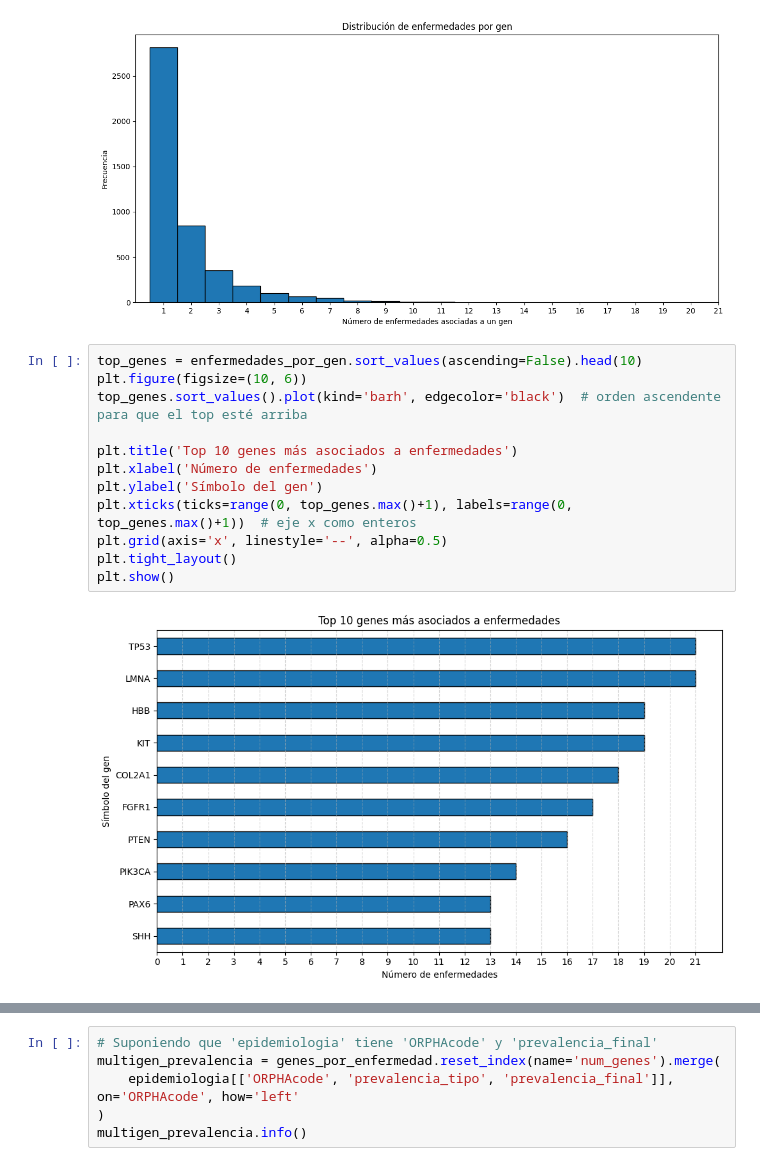
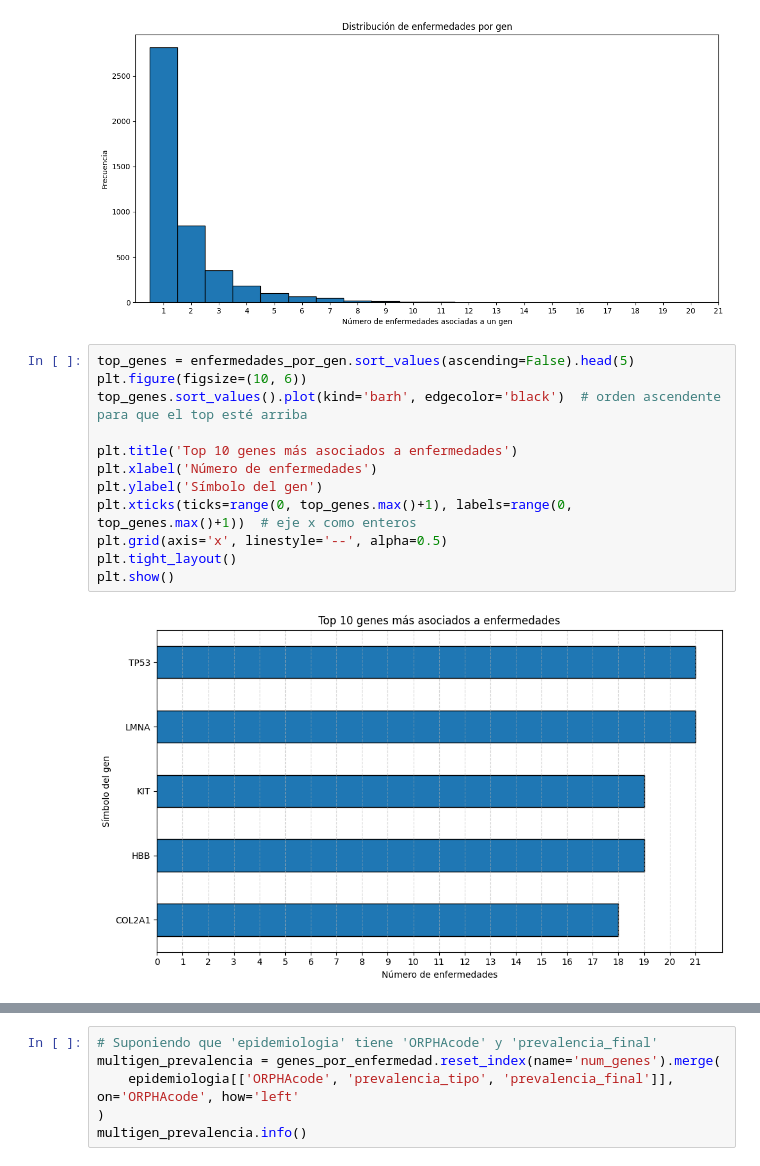
Before and after one commit to Muriburu/ITAcademy, a Jupyter notebook: Sprint 10 - Pràctica final/Code/Tratamiento_datos_Orphadata.ipynb, the cells around one changed output, grey strips where cells are left out. Saved outputs shown, nothing was run; the diff lists cells and outputs as text.

```diff
--- a/Sprint 10 - Pràctica final/Code/Tratamiento_datos_Orphadata.ipynb
+++ b/Sprint 10 - Pràctica final/Code/Tratamiento_datos_Orphadata.ipynb
@@ -1567,17 +1568,17 @@ TP53    21
 dtype: int64
 [figure]
 # %%
-top_genes = enfermedades_por_gen.sort_values(ascending=False).head(10)
+top_genes = enfermedades_por_gen.sort_values(ascending=False).head(5)
 plt.figure(figsize=(10, 6))
 top_genes.sort_values().plot(kind='barh', edgecolor='black')  # orden ascendente para que el top esté arriba
 
 plt.title('Top 10 genes más asociados a enfermedades')
 plt.xlabel('Número de enfermedades')
 plt.ylabel('Símbolo del gen')
 plt.xticks(ticks=range(0, top_genes.max()+1), labels=range(0, top_genes.max()+1))  # eje x como enteros
 plt.grid(axis='x', linestyle='--', alpha=0.5)
 plt.tight_layout()
 plt.show()
 # %% [output]
-[figure, old version]
+[figure, new version]
 # %%
```
Also changed, not shown: parts of 31 cells of this notebook, 18 other files.
